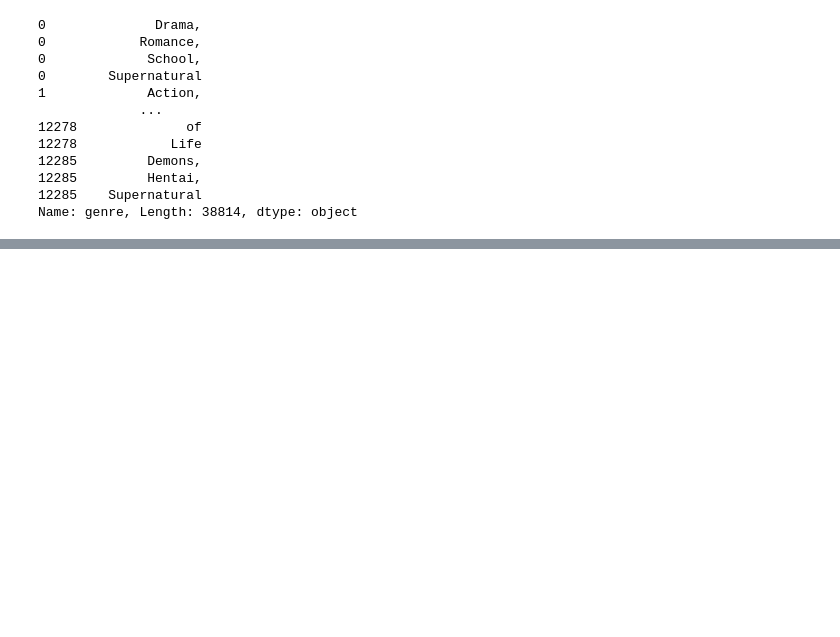
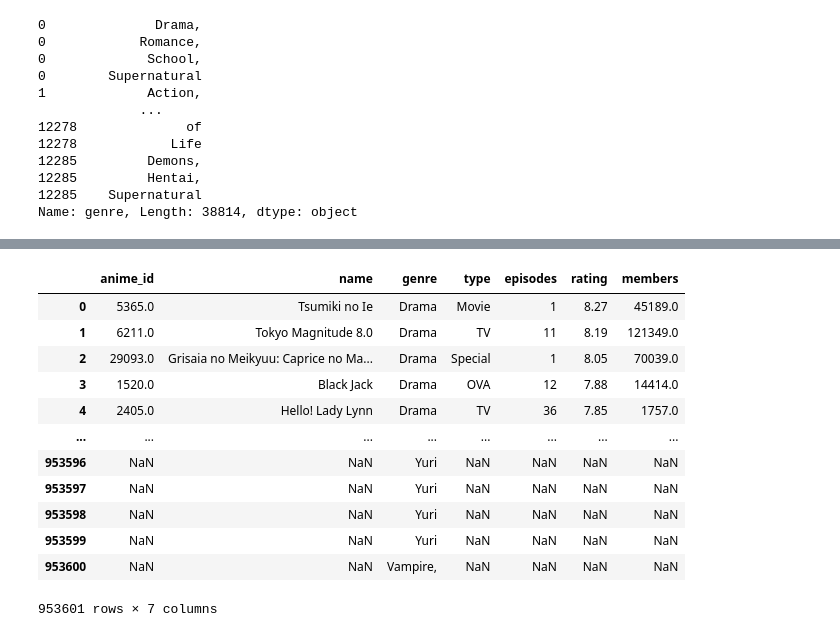
Before and after one commit to DINHC/animevcartoons, a Jupyter notebook: anime.ipynb, the cells around one changed output, grey strips where cells are left out. Drawn from its saved outputs; the diff is of its cells as text; code cells hidden in the pictures; blank space fills up the shorter version.

Commit message:
Made progress in exploding list within genre column and got rid of certain genres

```diff
--- a/anime.ipynb
+++ b/anime.ipynb
@@ -108,9 +108,9 @@ anime2['genre'].str.split().explode()
 12285    Supernatural
 Name: genre, Length: 38814, dtype: object
 # %%
-anime3 = anime2[anime2['genre'].to_string()]
+anime3 = [anime2['genre'].to_string()]
 
-anime3 = anime2[anime2['genre'].str.split().explode()]
+anime3 = anime2['genre'].str.split().explode()
 
 # anime3 = anime2.loc[anime2['genre'] !="Hentai"]
 anime3
@@ -118,0 +130,3 @@ KeyError: '0                     Drama, Romance, School, Supernatural\n1
+# %%
+anime3 = pd.DataFrame(anime3)
+anime3
@@ -118,0 +163,17 @@ KeyError: '0                     Drama, Romance, School, Supernatural\n1
+# %%
+merge = anime2.merge(anime3, how = 'right', on= "genre")
+merge
+# %% [output]
+|  | anime_id | name | genre | type | episodes | rating | members |
+| 0 | 5365.0 | Tsumiki no Ie | Drama | Movie | 1 | 8.27 | 45189.0 |
+| 1 | 6211.0 | Tokyo Magnitude 8.0 | Drama | TV | 11 | 8.19 | 121349.0 |
+| 2 | 29093.0 | Grisaia no Meikyuu: Caprice no Ma... | Drama | Special | 1 | 8.05 | 70039.0 |
+| 3 | 1520.0 | Black Jack | Drama | OVA | 12 | 7.88 | 14414.0 |
+| 4 | 2405.0 | Hello! Lady Lynn | Drama | TV | 36 | 7.85 | 1757.0 |
+| ... | ... | ... | ... | ... | ... | ... | ... |
+| 953596 | NaN | NaN | Yuri | NaN | NaN | NaN | NaN |
+| 953597 | NaN | NaN | Yuri | NaN | NaN | NaN | NaN |
+| 953598 | NaN | NaN | Yuri | NaN | NaN | NaN | NaN |
+| 953599 | NaN | NaN | Yuri | NaN | NaN | NaN | NaN |
+| 953600 | NaN | NaN | Vampire, | NaN | NaN | NaN | NaN |
+953601 rows × 7 columns
```
Also changed, not shown: parts of 13 cells of this notebook.
